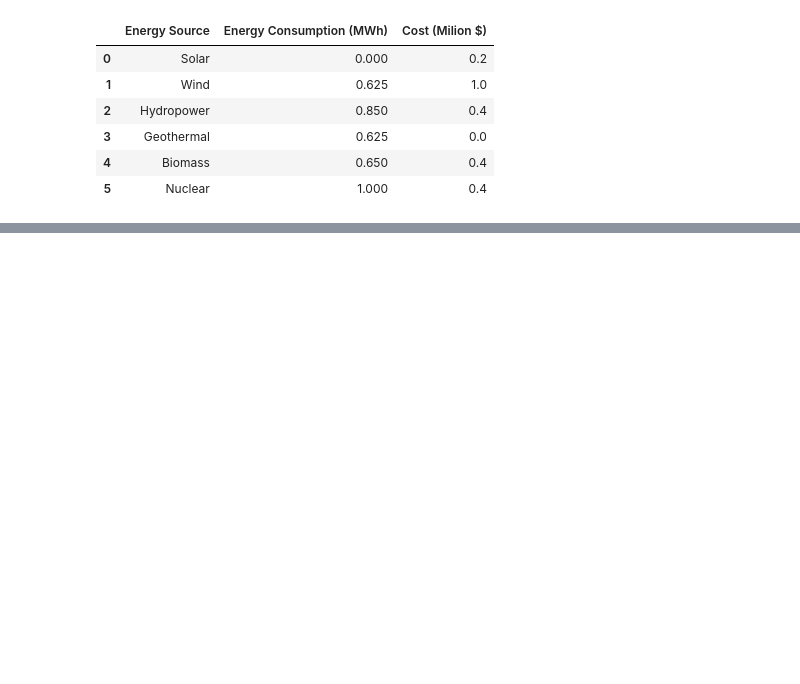
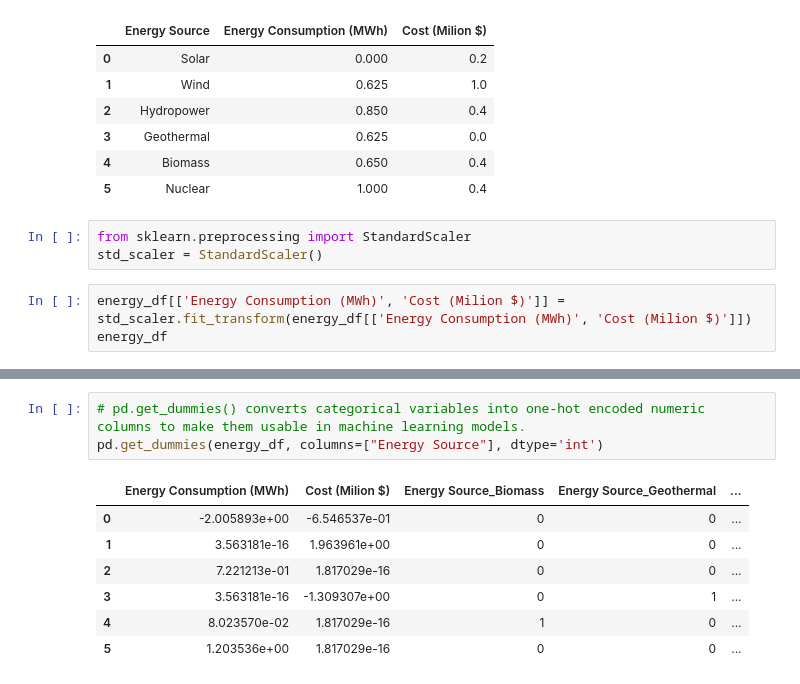
Before and after one commit to PmCoder26/green-ai-project, a Jupyter notebook: src/day_2.ipynb, the cells around one changed output, grey strips where cells are left out. Cells and saved outputs as stored; diff of their text form; blank space fills up the shorter version.

```diff
--- a/src/day_2.ipynb
+++ b/src/day_2.ipynb
@@ -223,3 +223,9 @@ energy_df
 | 3 | Geothermal | 0.625 | 0.0 |
 | 4 | Biomass | 0.650 | 0.4 |
 | 5 | Nuclear | 1.000 | 0.4 |
+# %%
+from sklearn.preprocessing import StandardScaler
+std_scaler = StandardScaler()
+# %%
+energy_df[['Energy Consumption (MWh)', 'Cost (Milion $)']] = std_scaler.fit_transform(energy_df[['Energy Consumption (MWh)', 'Cost (Milion $)']])
+energy_df
@@ -225,0 +240,11 @@ energy_df
+# %%
+# pd.get_dummies() converts categorical variables into one-hot encoded numeric columns to make them usable in machine learning models.
+pd.get_dummies(energy_df, columns=["Energy Source"], dtype='int')
+# %% [output]
+|  | Energy Consumption (MWh) | Cost (Milion $) | Energy Source_Biomass | Energy Source_Geothermal | ... |
+| 0 | -2.005893e+00 | -6.546537e-01 | 0 | 0 | ... |
+| 1 | 3.563181e-16 | 1.963961e+00 | 0 | 0 | ... |
+| 2 | 7.221213e-01 | 1.817029e-16 | 0 | 0 | ... |
+| 3 | 3.563181e-16 | -1.309307e+00 | 0 | 1 | ... |
+| 4 | 8.023570e-02 | 1.817029e-16 | 1 | 0 | ... |
+| 5 | 1.203536e+00 | 1.817029e-16 | 0 | 0 | ... |
```
Also changed, not shown: parts of 2 cells of this notebook.
